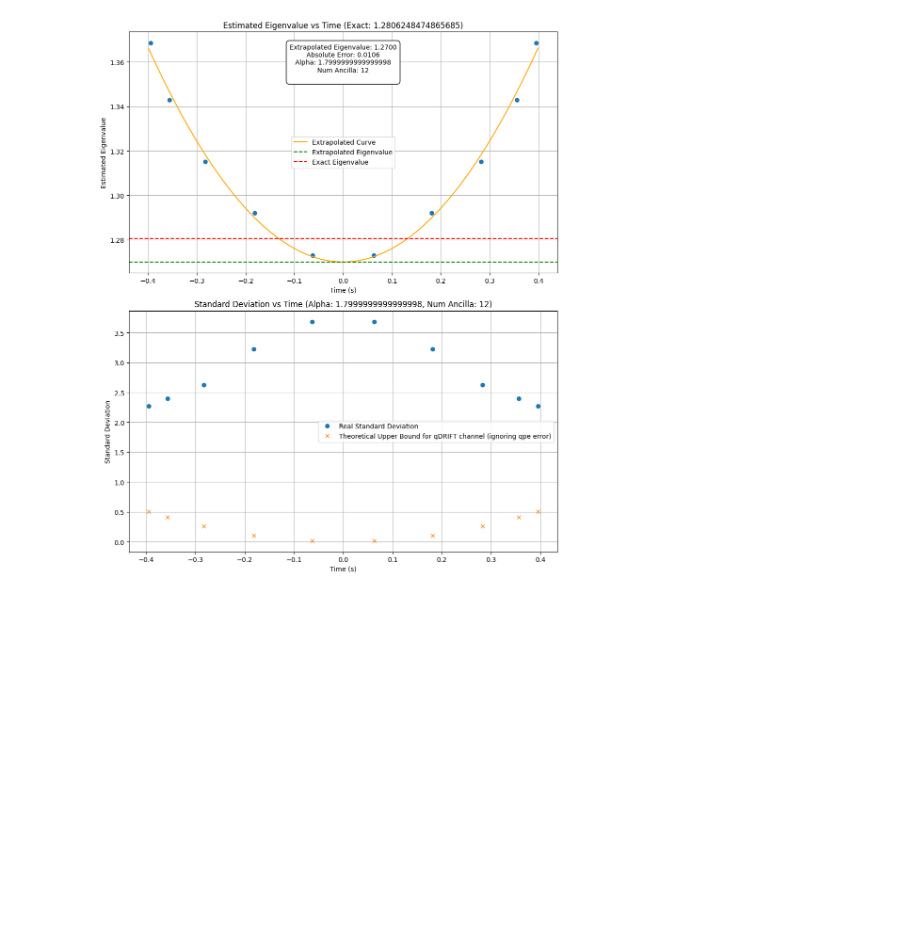
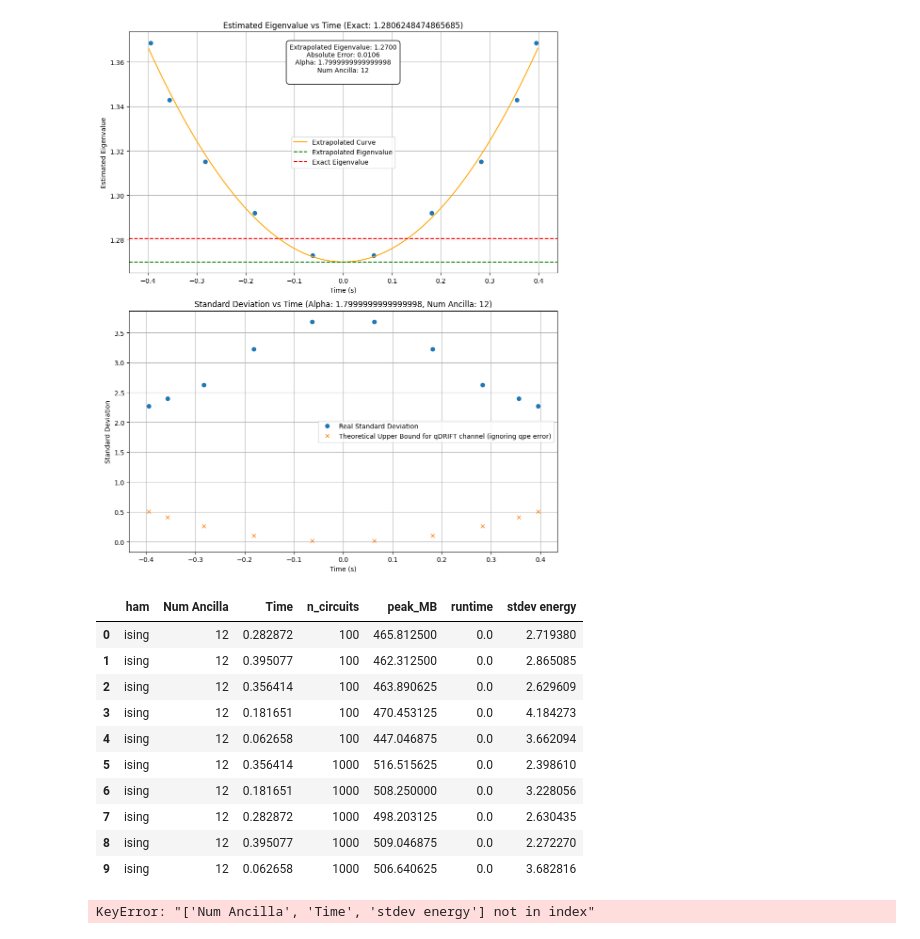
Before and after one commit to Rick0317/qDriftExtraPolation, a Jupyter notebook: src/extrapolation.ipynb, the cells around one changed output. Drawn from its saved outputs; the diff is of its cells as text; code cells hidden in the pictures; blank space fills up the shorter version.

```diff
--- a/src/extrapolation.ipynb
+++ b/src/extrapolation.ipynb
@@ -158,3 +158,22 @@ Y-intercept at x = 0: 1.2699983375997463
 Correct eigenvalue: 1.2806248474865685
 Error ratio: 0.00829791012385739
 [figure]
+# %%
+df_results_5_nodes_just_positive[['ham', "Num Ancilla", "Time", "n_circuits", "peak_MB", "runtime", "stdev energy"]]
+# %% [output]
+|  | ham | Num Ancilla | Time | n_circuits | peak_MB | runtime | stdev energy |
+| 0 | ising | 12 | 0.282872 | 100 | 465.812500 | 0.0 | 2.719380 |
+| 1 | ising | 12 | 0.395077 | 100 | 462.312500 | 0.0 | 2.865085 |
+| 2 | ising | 12 | 0.356414 | 100 | 463.890625 | 0.0 | 2.629609 |
+| 3 | ising | 12 | 0.181651 | 100 | 470.453125 | 0.0 | 4.184273 |
+| 4 | ising | 12 | 0.062658 | 100 | 447.046875 | 0.0 | 3.662094 |
+| 5 | ising | 12 | 0.356414 | 1000 | 516.515625 | 0.0 | 2.398610 |
+| 6 | ising | 12 | 0.181651 | 1000 | 508.250000 | 0.0 | 3.228056 |
+| 7 | ising | 12 | 0.282872 | 1000 | 498.203125 | 0.0 | 2.630435 |
+| 8 | ising | 12 | 0.395077 | 1000 | 509.046875 | 0.0 | 2.272270 |
+| 9 | ising | 12 | 0.062658 | 1000 | 506.640625 | 0.0 | 3.682816 |
+# %%
+df = pd.read_csv(("/Users/reyesfer/Desktop/qDriftExtraPolation/src/parameter_sweep/qdrift_qpe_fc_parameter_sweep_2025-07-24.csv"))
+df = df[['ham', "n_ancilla", "time", "num_circuits", "peak_MB", "runtime", "stdev energy"]]
+# %% [output]
+KeyError: "['Num Ancilla', 'Time', 'stdev energy'] not in index"
```
Also changed, not shown: 14 other files.
